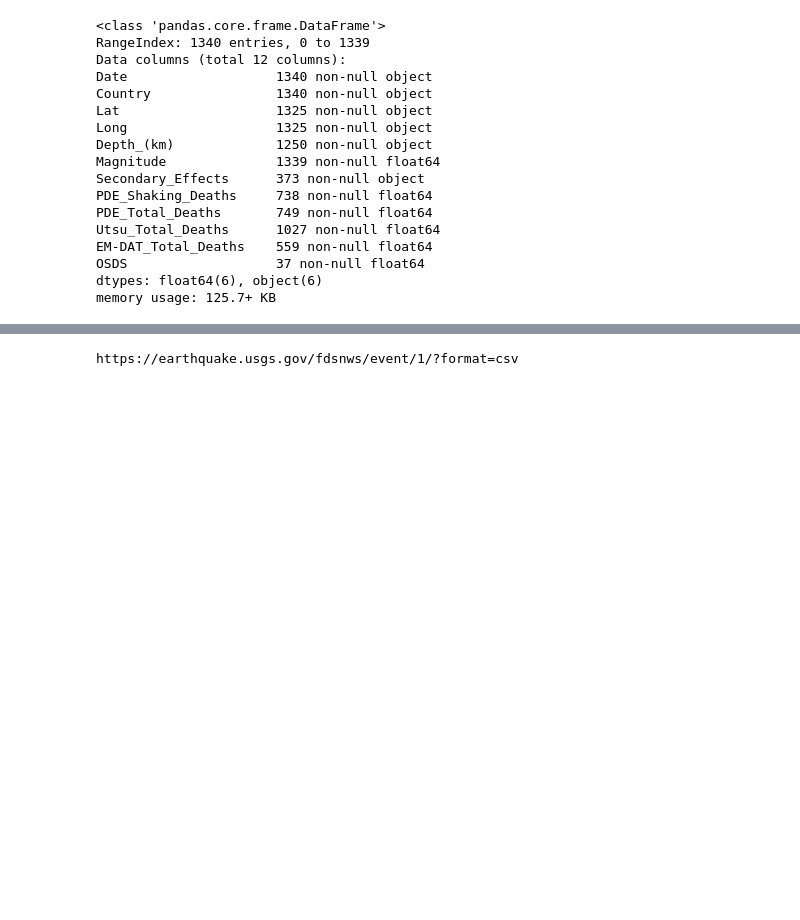
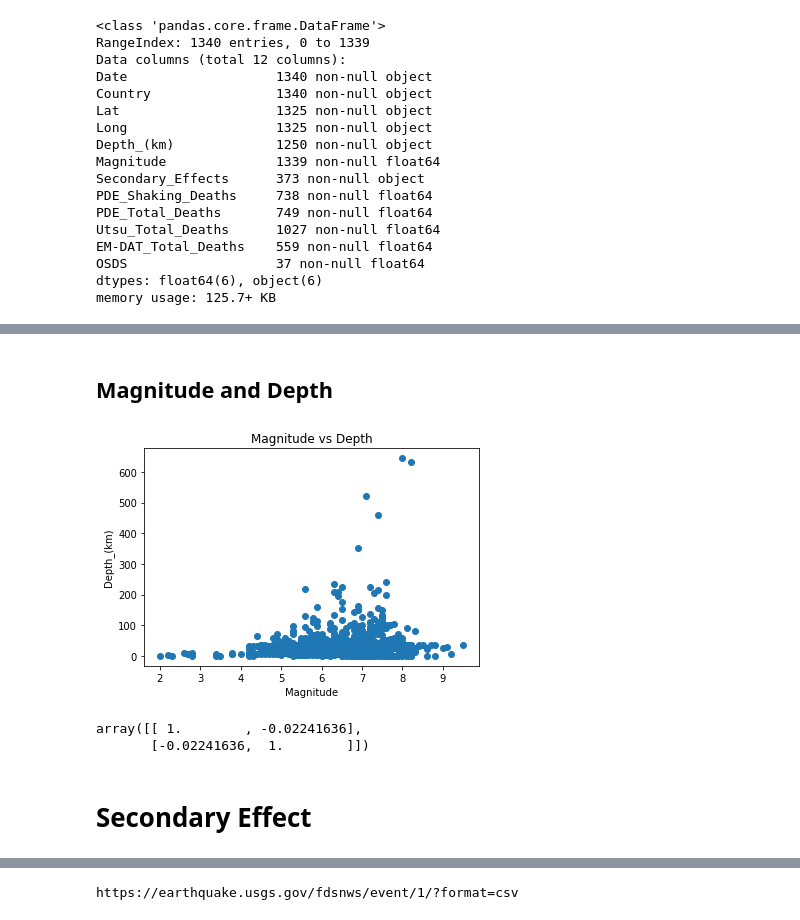
Before and after one commit to Barrett-Rogers/dq3-earthquakes-porcupines, a Jupyter notebook: Earthquake_Anamika.ipynb, the cells around one changed output, grey strips where cells are left out. Cells and saved outputs as stored; diff of their text form; code cells hidden in the pictures; blank space fills up the shorter version.

```diff
--- a/Earthquake_Anamika.ipynb
+++ b/Earthquake_Anamika.ipynb
@@ -467,3 +539,5 @@ cleaned_df.head()
 # plt.title('Magnitude of Earthquake by Country');
 # %%
 #test =cleaned_df[cleaned_df.Magnitude_Classes]
+# %% [markdown]
+## Magnitude and Depth
@@ -469,0 +546,10 @@ cleaned_df.head()
+# %%
+cleaned_depth_df=cleaned_df[cleaned_df['Depth_(km)'].notnull()]
+# %%
+plt.scatter(cleaned_depth_df["Magnitude"],cleaned_depth_df["Depth_(km)"])
+plt.xlabel("Magnitude")
+plt.ylabel("Depth_(km)")
+plt.title("Magnitude vs Depth")
+plt.show()
+# %% [output]
+[figure, added]
@@ -470,3 +560,10 @@ cleaned_df.head()
+# %%
+np.corrcoef(cleaned_depth_df["Deaths"], cleaned_depth_df["Depth_(km)"])
+# %% [output]
+array([[ 1.        , -0.02241636],
+       [-0.02241636,  1.        ]])
+# %% [markdown]
+# Secondary Effect
 # %%
 #df secondary effect
 secondary_effect=cleaned_df[cleaned_df['Deaths']!=0]
```
Also changed, not shown: parts of 67 cells of this notebook.
